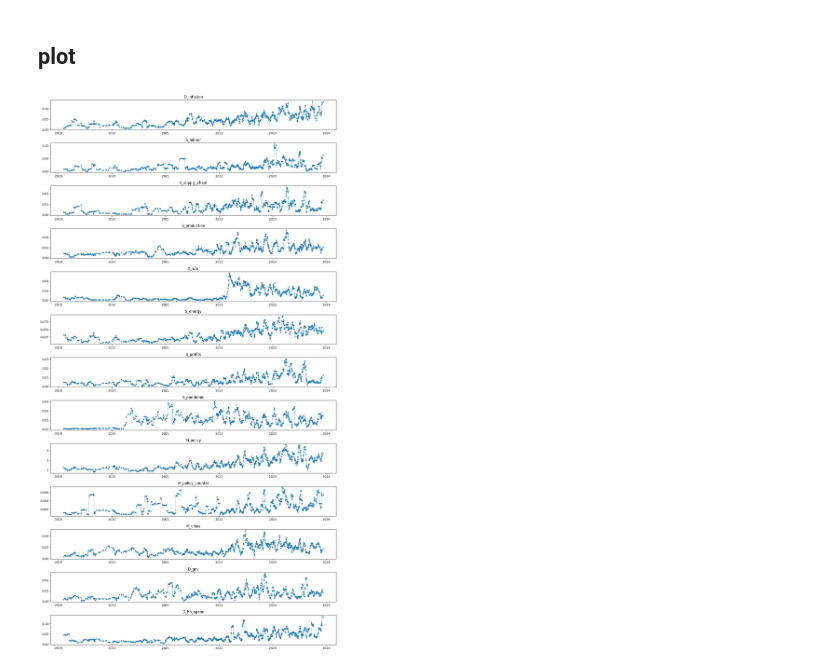
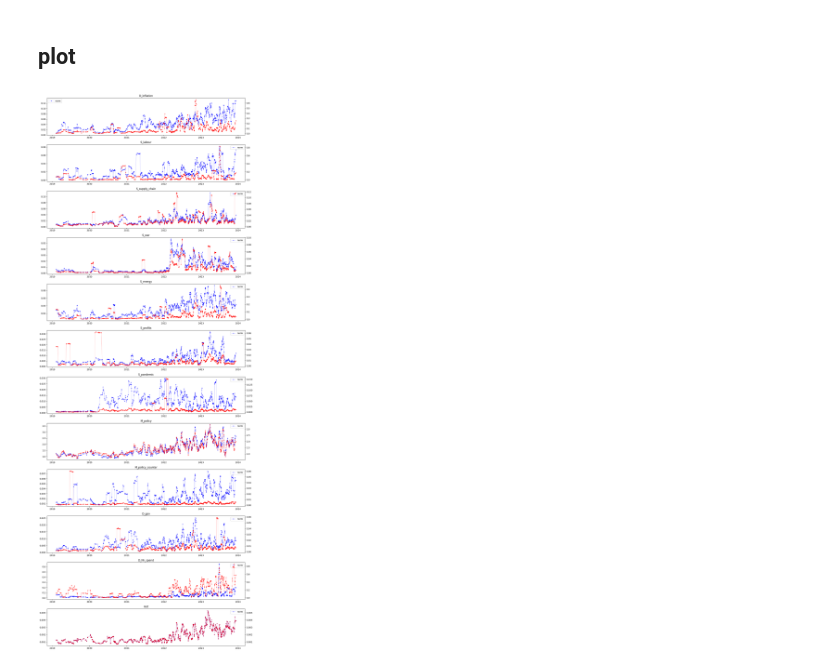
Before and after one commit to lukasgrahl/memoire2, a Jupyter notebook: notebooks/01-sklearnLDA.ipynb, the cells around one changed output. Drawn from its saved outputs; the diff is of its cells as text; code cells hidden in the pictures.

```diff
--- a/notebooks/01-sklearnLDA.ipynb
+++ b/notebooks/01-sklearnLDA.ipynb
@@ -105,3 +107 @@ plda = PTWGuidedLatentDirichletAllocation(
 )
-# %%
-plda_out = plda.fit(vec.toarray())
@@ -127,0 +108,3 @@ nachfrage verbraucher kunde haushalt lebensmittel ausgabe konsum unternehmen gel
+# %%
+out_plda = plda.fit(vec.toarray())
+t_plda = get_lda_n_top_words(voc, out_plda, n_top=20)
@@ -150,19 +169,28 @@ get_lda_n_top_words(voc, out_plda_cv)
 # %% [markdown]
 ## plot
+# %%
+df_cv = pd.DataFrame(out_plda_cv.transform(X), columns=list(DICT_NARRATIVES.keys()) + ['rest'], index=lst_dates)
+df_cv.sort_index(inplace=True)
+
+df_g_cv = df_cv.reset_index().groupby('index').sum() #/ df.reset_index().groupby('index').inflation.count().values[:,None]).copy()
+df_g_cv = df_g_cv.rolling(10).mean()
 # %%
-df = pd.DataFrame(out_plda_cv.transform(X), columns=DICT_NARRATIVES.keys(), index=lst_dates)
+df = pd.DataFrame(out_plda.transform(X), columns=list(DICT_NARRATIVES.keys()) + ['rest'], index=lst_dates)
 df.sort_index(inplace=True)
 
 df_g = df.reset_index().groupby('index').sum() #/ df.reset_index().groupby('index').inflation.count().values[:,None]).copy()
 df_g = df_g.rolling(10).mean()
 # %%
-fig, axes = plt.subplots(df.shape[1], 1, figsize=(14, 2*df.shape[1]))
+fig, axes = plt.subplots(df.shape[1], 1, figsize=(14, 3*df.shape[1]))
 for idx, ax in enumerate(axes.ravel()):
-    ax.plot(df_g.iloc[:, idx], lw=.5, marker='.')
+    ax.plot(df_g.iloc[:, idx], lw=.5, marker='.', color='blue', alpha=.5)
+    ax.twinx().plot(df_g_cv.iloc[:, idx], lw=.5, marker='.', color='red', alpha=.5)
+    ax.legend(['norm'])
+    # ax.twinx().legend(['cv'])
     ax.set_title(df_g.columns[idx])
 plt.tight_layout()
 # %% [output]
-[figure, old version]
+[figure, new version]
 # %%
 df.index.name = 'date'
 df['id'] = lst_ids
```
Also changed, not shown: parts of 9 cells of this notebook, 16 other files.
